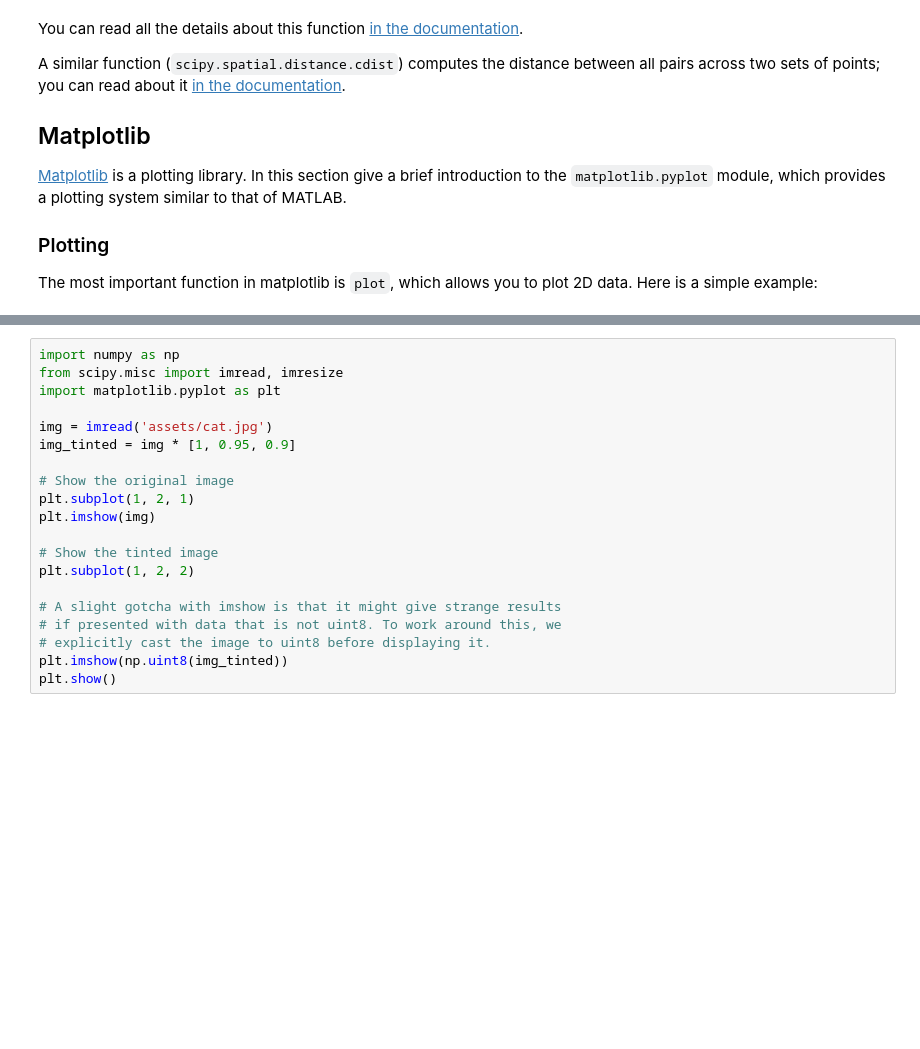
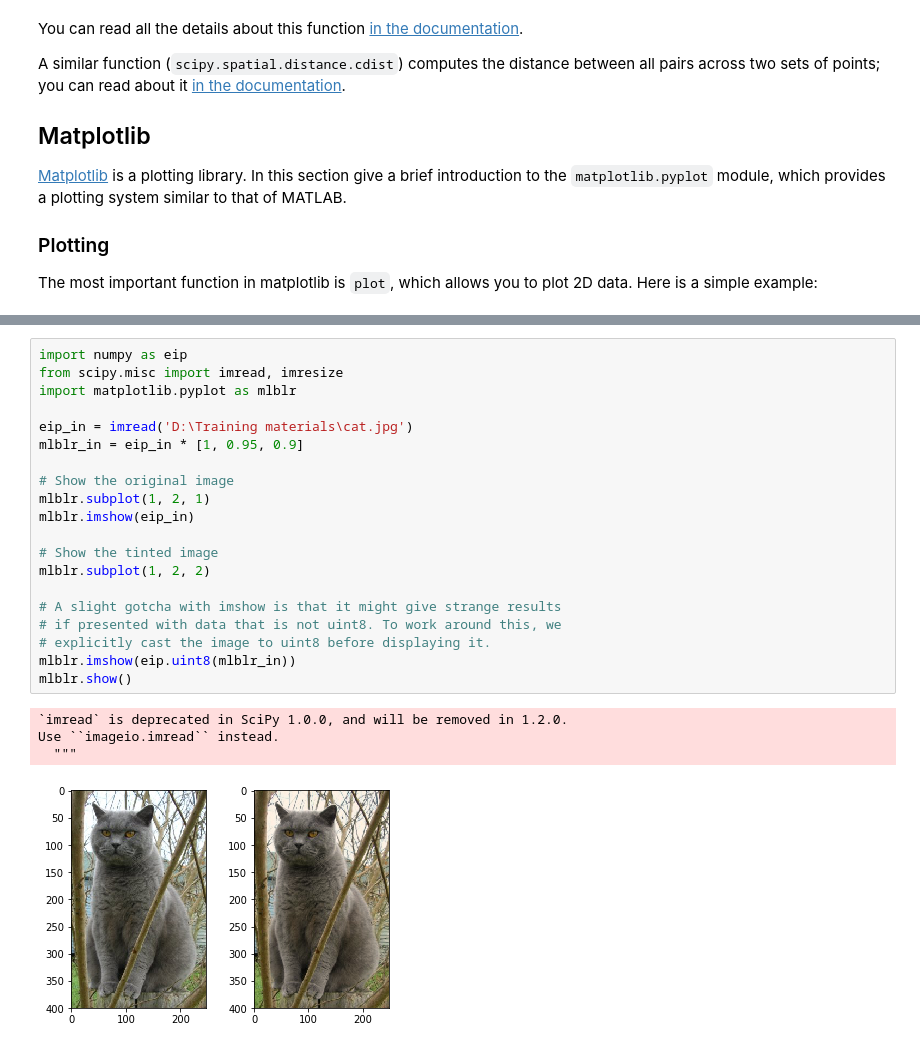
Before and after one commit to Prasannakl84/mlblr, a Jupyter notebook: CS231n-python-numpy-tutorial.ipynb, the cells around one changed output, grey strips where cells are left out. Cells and saved outputs as stored; diff of their text form; blank space fills up the shorter version.

```diff
--- a/CS231n-python-numpy-tutorial.ipynb
+++ b/CS231n-python-numpy-tutorial.ipynb
@@ -1237,25 +1298,30 @@ You can read much more about the `subplot` function
 ### Images
 You can use the `imshow` function to show images. Here is an example:
 # %%
-import numpy as np
+import numpy as eip
 from scipy.misc import imread, imresize
-import matplotlib.pyplot as plt
+import matplotlib.pyplot as mlblr
 
-img = imread('assets/cat.jpg')
-img_tinted = img * [1, 0.95, 0.9]
+eip_in = imread('D:\Training materials\cat.jpg')
+mlblr_in = eip_in * [1, 0.95, 0.9]
 
 # Show the original image
-plt.subplot(1, 2, 1)
-plt.imshow(img)
+mlblr.subplot(1, 2, 1)
+mlblr.imshow(eip_in)
 
 # Show the tinted image
-plt.subplot(1, 2, 2)
+mlblr.subplot(1, 2, 2)
 
 # A slight gotcha with imshow is that it might give strange results
 # if presented with data that is not uint8. To work around this, we
 # explicitly cast the image to uint8 before displaying it.
-plt.imshow(np.uint8(img_tinted))
-plt.show()
+mlblr.imshow(eip.uint8(mlblr_in))
+mlblr.show()
+# %% [output]
+`imread` is deprecated in SciPy 1.0.0, and will be removed in 1.2.0.
+Use ``imageio.imread`` instead.
+  """
+[figure, added]
 # %% [markdown]
 <div class='fig figcenter fighighlight'>
   <img src='assets/cat_tinted_imshow.png'>
```
Also changed, not shown: parts of 10 cells of this notebook.
